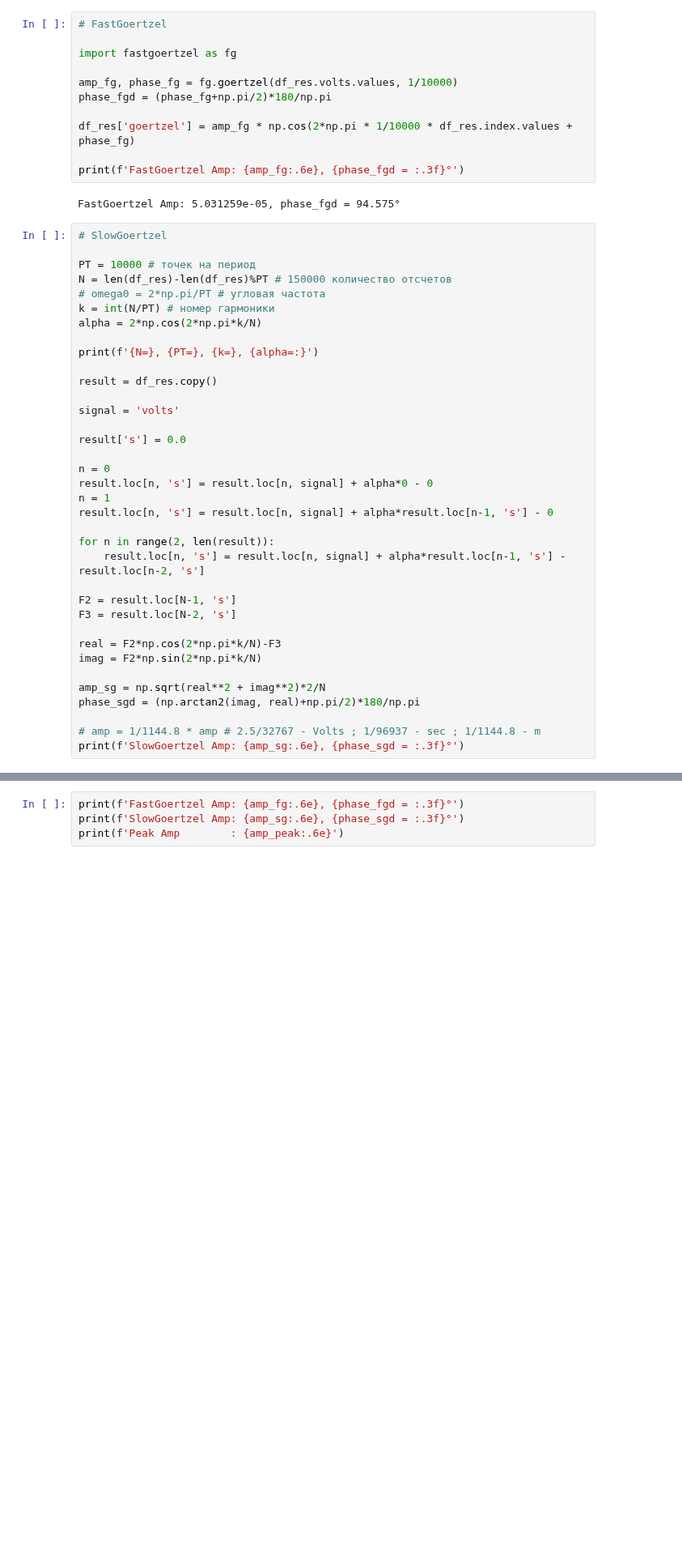
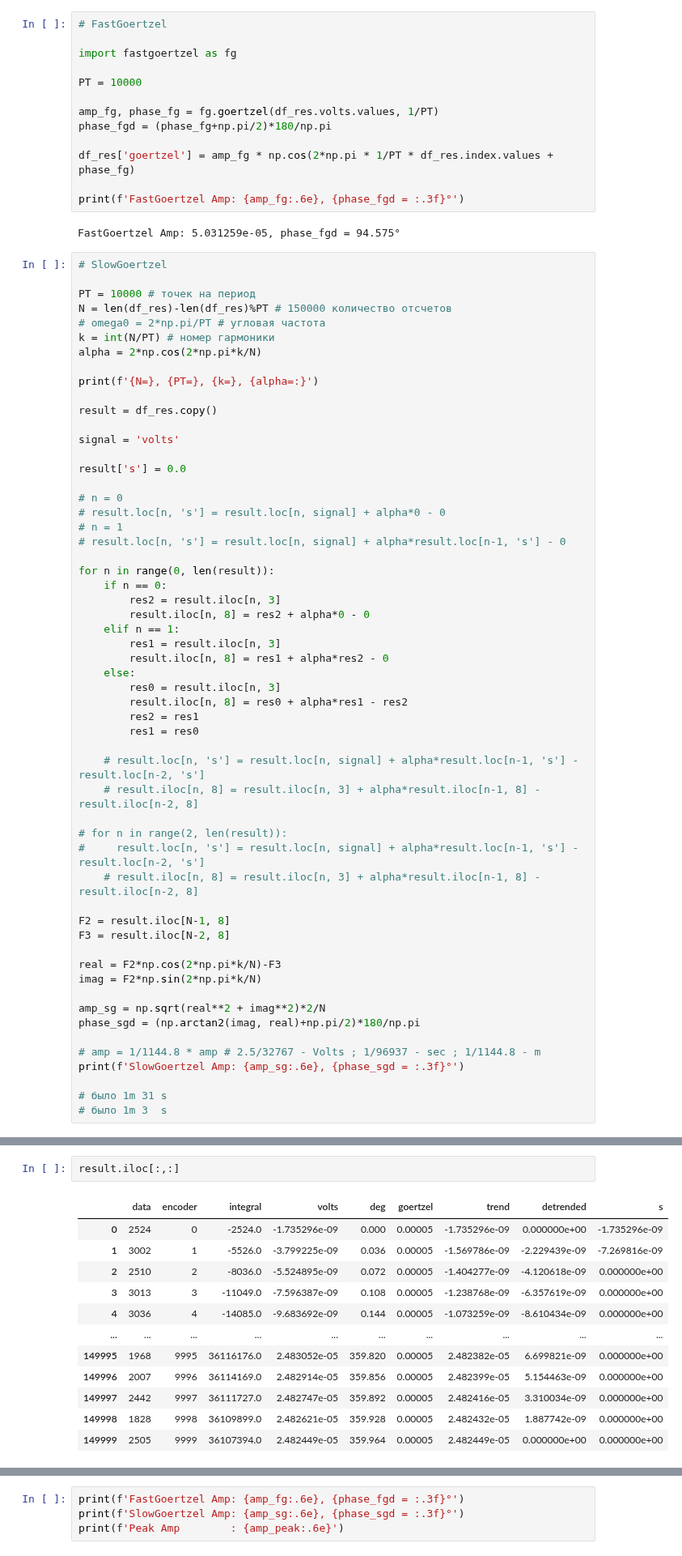
Before and after one commit to BuslaySt/Helmholz-Polymagnit, a Jupyter notebook: code/HarmData_fast.ipynb, the cells around one changed output, grey strips where cells are left out. Shown at 81% size. Drawn from its saved outputs; the diff is of its cells as text; blank space fills up the shorter version.

```diff
--- a/code/HarmData_fast.ipynb
+++ b/code/HarmData_fast.ipynb
@@ -184,10 +188,12 @@ df_res['deg'] = (df_res['encoder']/10000)*360
 
 import fastgoertzel as fg
 
-amp_fg, phase_fg = fg.goertzel(df_res.volts.values, 1/10000)
+PT = 10000
+
+amp_fg, phase_fg = fg.goertzel(df_res.volts.values, 1/PT)
 phase_fgd = (phase_fg+np.pi/2)*180/np.pi
 
-df_res['goertzel'] = amp_fg * np.cos(2*np.pi * 1/10000 * df_res.index.values + phase_fg)
+df_res['goertzel'] = amp_fg * np.cos(2*np.pi * 1/PT * df_res.index.values + phase_fg)
 
 print(f'FastGoertzel Amp: {amp_fg:.6e}, {phase_fgd = :.3f}°')
 # %% [output]
@@ -209,16 +215,33 @@ signal = 'volts'
 
 result['s'] = 0.0
 
-n = 0
-result.loc[n, 's'] = result.loc[n, signal] + alpha*0 - 0
-n = 1
-result.loc[n, 's'] = result.loc[n, signal] + alpha*result.loc[n-1, 's'] - 0
+# n = 0
+# result.loc[n, 's'] = result.loc[n, signal] + alpha*0 - 0
+# n = 1
+# result.loc[n, 's'] = result.loc[n, signal] + alpha*result.loc[n-1, 's'] - 0
 
-for n in range(2, len(result)):
-    result.loc[n, 's'] = result.loc[n, signal] + alpha*result.loc[n-1, 's'] - result.loc[n-2, 's']
+for n in range(0, len(result)):
+    if n == 0:
+        res2 = result.iloc[n, 3]
+        result.iloc[n, 8] = res2 + alpha*0 - 0
+    elif n == 1:
+        res1 = result.iloc[n, 3]
+        result.iloc[n, 8] = res1 + alpha*res2 - 0
+    else:
+        res0 = result.iloc[n, 3]
+        result.iloc[n, 8] = res0 + alpha*res1 - res2
+        res2 = res1
+        res1 = res0
 
-F2 = result.loc[N-1, 's']
-F3 = result.loc[N-2, 's']
+    # result.loc[n, 's'] = result.loc[n, signal] + alpha*result.loc[n-1, 's'] - result.loc[n-2, 's']
+    # result.iloc[n, 8] = result.iloc[n, 3] + alpha*result.iloc[n-1, 8] - result.iloc[n-2, 8]
+
+# for n in range(2, len(result)):
+#     result.loc[n, 's'] = result.loc[n, signal] + alpha*result.loc[n-1, 's'] - result.loc[n-2, 's']
+    # result.iloc[n, 8] = result.iloc[n, 3] + alpha*result.iloc[n-1, 8] - result.iloc[n-2, 8]
+
+F2 = result.iloc[N-1, 8]
+F3 = result.iloc[N-2, 8]
 
 real = F2*np.cos(2*np.pi*k/N)-F3
 imag = F2*np.sin(2*np.pi*k/N)
@@ -228,5 +251,8 @@ phase_sgd = (np.arctan2(imag, real)+np.pi/2)*180/np.pi
 
 # amp = 1/1144.8 * amp # 2.5/32767 - Volts ; 1/96937 - sec ; 1/1144.8 - m
 print(f'SlowGoertzel Amp: {amp_sg:.6e}, {phase_sgd = :.3f}°')
+
+# было 1m 31 s
+# было 1m 3  s
 # %% [output]
 N=150000, PT=10000, k=15, alpha=1.9999996052158369
@@ -233,0 +260,15 @@ SlowGoertzel Amp: 5.031259e-05, phase_sgd = 94.575°
+# %%
+result.iloc[:,:]
+# %% [output]
+|  | data | encoder | integral | volts | deg | goertzel | trend | detrended | s |
+| 0 | 2524 | 0 | -2524.0 | -1.735296e-09 | 0.000 | 0.00005 | -1.735296e-09 | 0.000000e+00 | -1.735296e-09 |
+| 1 | 3002 | 1 | -5526.0 | -3.799225e-09 | 0.036 | 0.00005 | -1.569786e-09 | -2.229439e-09 | -7.269816e-09 |
+| 2 | 2510 | 2 | -8036.0 | -5.524895e-09 | 0.072 | 0.00005 | -1.404277e-09 | -4.120618e-09 | 0.000000e+00 |
+| 3 | 3013 | 3 | -11049.0 | -7.596387e-09 | 0.108 | 0.00005 | -1.238768e-09 | -6.357619e-09 | 0.000000e+00 |
+| 4 | 3036 | 4 | -14085.0 | -9.683692e-09 | 0.144 | 0.00005 | -1.073259e-09 | -8.610434e-09 | 0.000000e+00 |
+| ... | ... | ... | ... | ... | ... | ... | ... | ... | ... |
+| 149995 | 1968 | 9995 | 36116176.0 | 2.483052e-05 | 359.820 | 0.00005 | 2.482382e-05 | 6.699821e-09 | 0.000000e+00 |
+| 149996 | 2007 | 9996 | 36114169.0 | 2.482914e-05 | 359.856 | 0.00005 | 2.482399e-05 | 5.154463e-09 | 0.000000e+00 |
+| 149997 | 2442 | 9997 | 36111727.0 | 2.482747e-05 | 359.892 | 0.00005 | 2.482416e-05 | 3.310034e-09 | 0.000000e+00 |
+| 149998 | 1828 | 9998 | 36109899.0 | 2.482621e-05 | 359.928 | 0.00005 | 2.482432e-05 | 1.887742e-09 | 0.000000e+00 |
+| 149999 | 2505 | 9999 | 36107394.0 | 2.482449e-05 | 359.964 | 0.00005 | 2.482449e-05 | 0.000000e+00 | 0.000000e+00 |
```
Also changed, not shown: parts of 4 cells of this notebook.
